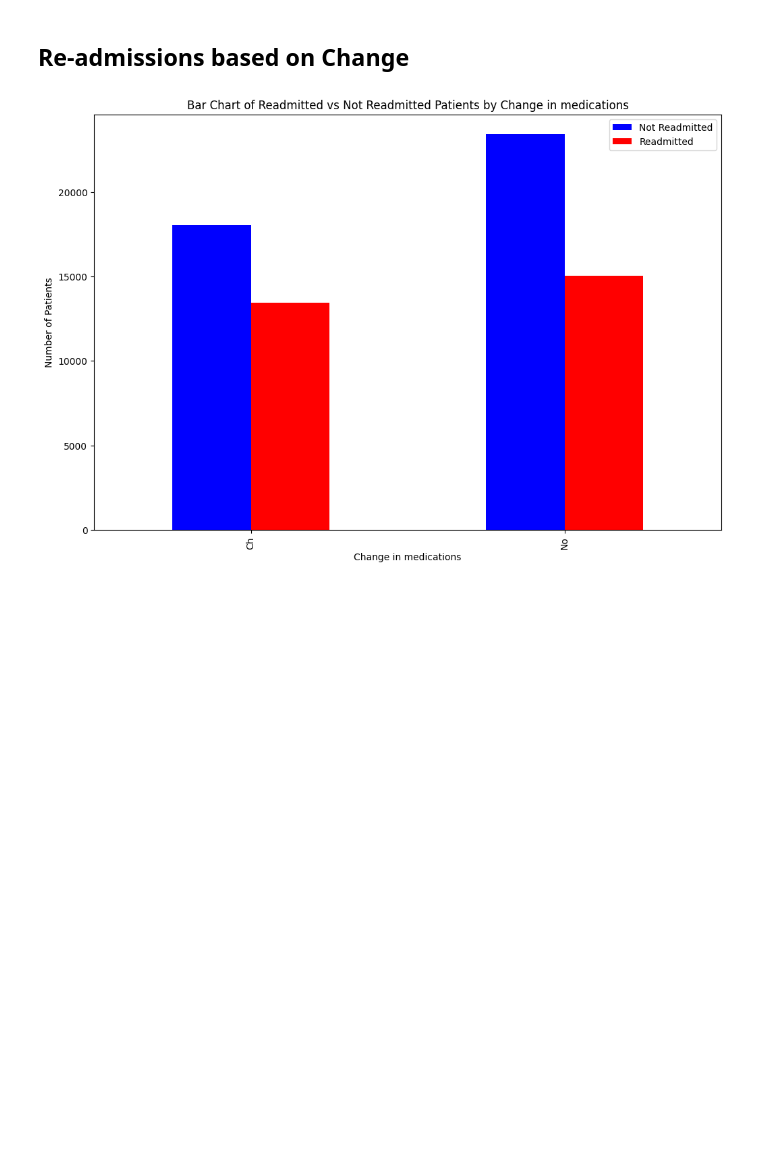
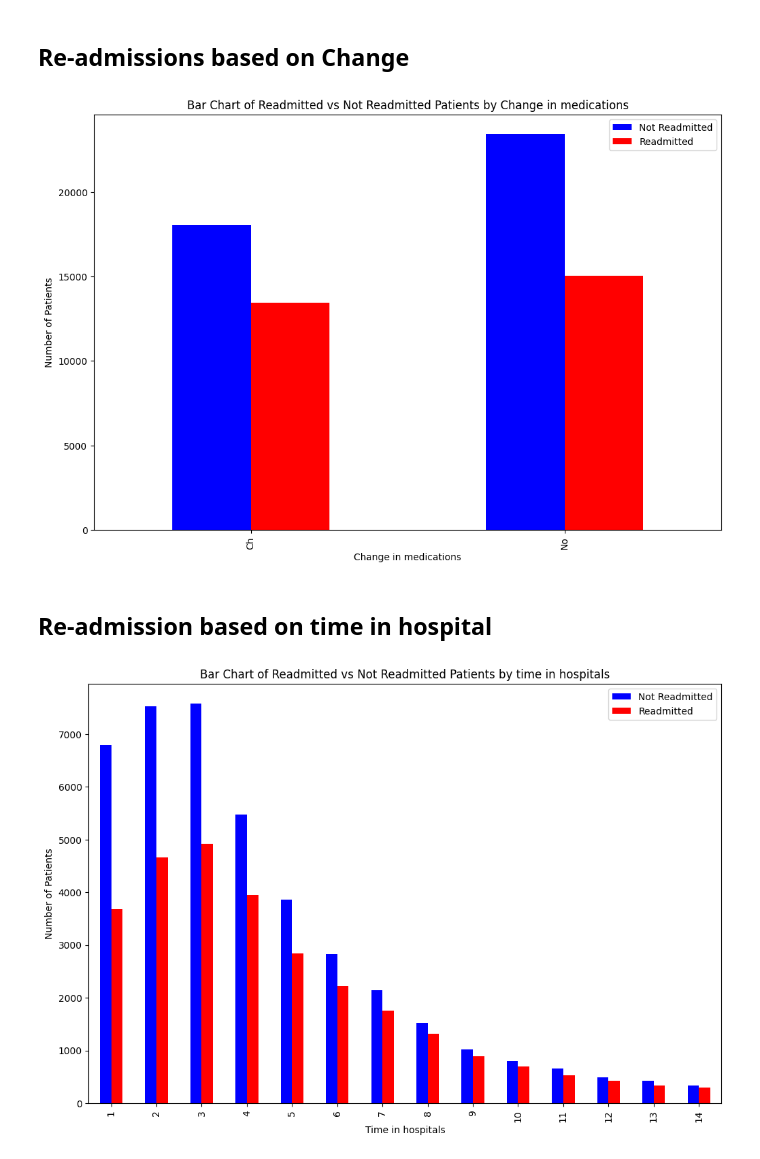
Before and after one commit to abhitoshj/diabetes-readmission, a Jupyter notebook: diabetes-readmission.ipynb, the cells around one changed output. Cells and saved outputs as stored; diff of their text form; code cells hidden in the pictures; blank space fills up the shorter version.

```diff
--- a/diabetes-readmission.ipynb
+++ b/diabetes-readmission.ipynb
@@ -25,6 +25,12 @@ Data columns (total 50 columns):
  49  readmitted                101766 non-null  object
 dtypes: int64(13), object(37)
 memory usage: 38.8+ MB
+# %%
+medicine_columns = ['metformin', 'repaglinide', 'nateglinide', 'chlorpropamide',
+             'glimepiride', 'acetohexamide', 'glipizide', 'glyburide', 'tolbutamide',
+             'pioglitazone', 'rosiglitazone', 'acarbose', 'miglitol', 'troglitazone',
+             'tolazamide', 'insulin', 'glyburide-metformin', 'glipizide-metformin',
+             'metformin-rosiglitazone', 'metformin-pioglitazone']
 # %%
 def display_all(data):
     with pd.option_context("display.max_row", 100, "display.max_columns", 100):
@@ -195,3 +201,16 @@ For example, when doing 'df[col].method(value, inplace=True)', try using 'df.met
 
 
   df[col].fillna('NaN', inplace=True)
+# %%
+# Drop all medicines from the dataframe where the frequency of a value is more than 95% of the total number of rows
+threshold = 0.95 * len(df)
+
+columns_to_drop = []
+
+for column in df.columns:
+    if df[column].value_counts().max() > threshold:
+        columns_to_drop.append(column)
+
+print(f'The columns to drop are: {columns_to_drop}')
+
+df.drop(columns=columns_to_drop, inplace=True)
@@ -197,0 +219,11 @@ For example, when doing 'df[col].method(value, inplace=True)', try using 'df.met
+# %%
+remaining_medicine_columns = [col for col in medicine_columns if col not in columns_to_drop]
+
+filtered_df = df[df['diabetesMed'] == 'No']
+
+result_df = filtered_df[filtered_df[remaining_medicine_columns].eq('Yes').any(axis=1)]
+
+# if length of result_df is 0, drop diabetesMed column
+if len(result_df) == 0:
+    print("Dropping diabetesMed column")
+    df.drop('diabetesMed', axis=1, inplace=True)
@@ -198,3 +232,6 @@ For example, when doing 'df[col].method(value, inplace=True)', try using 'df.met
+# %%
+# drop the patient_nbr column
+df.drop('patient_nbr', axis=1, inplace=True)
 # %% [markdown]
 # Visualizations
 # %% [markdown]
@@ -438,3 +475,16 @@ plt.legend(['Not Readmitted', 'Readmitted'])
 plt.show()
 # %% [output]
 [figure]
+# %% [markdown]
+## Re-admission based on time in hospital ##
+# %%
+# plot based on re-admissions vs time in hospital
+time_in_hospital_readmitted_counts = df.groupby(['time_in_hospital', 'readmitted']).size().unstack(fill_value=0)
+time_in_hospital_readmitted_counts.plot(kind='bar', stacked=False, figsize=(12, 8), color=['blue', 'red'])
+plt.xlabel('Time in hospitals')
+plt.ylabel('Number of Patients')
+plt.title('Bar Chart of Readmitted vs Not Readmitted Patients by time in hospitals')
+plt.legend(['Not Readmitted', 'Readmitted'])
+plt.show()
+# %% [output]
+[figure, added]
```
Also changed, not shown: parts of 6 cells of this notebook.
